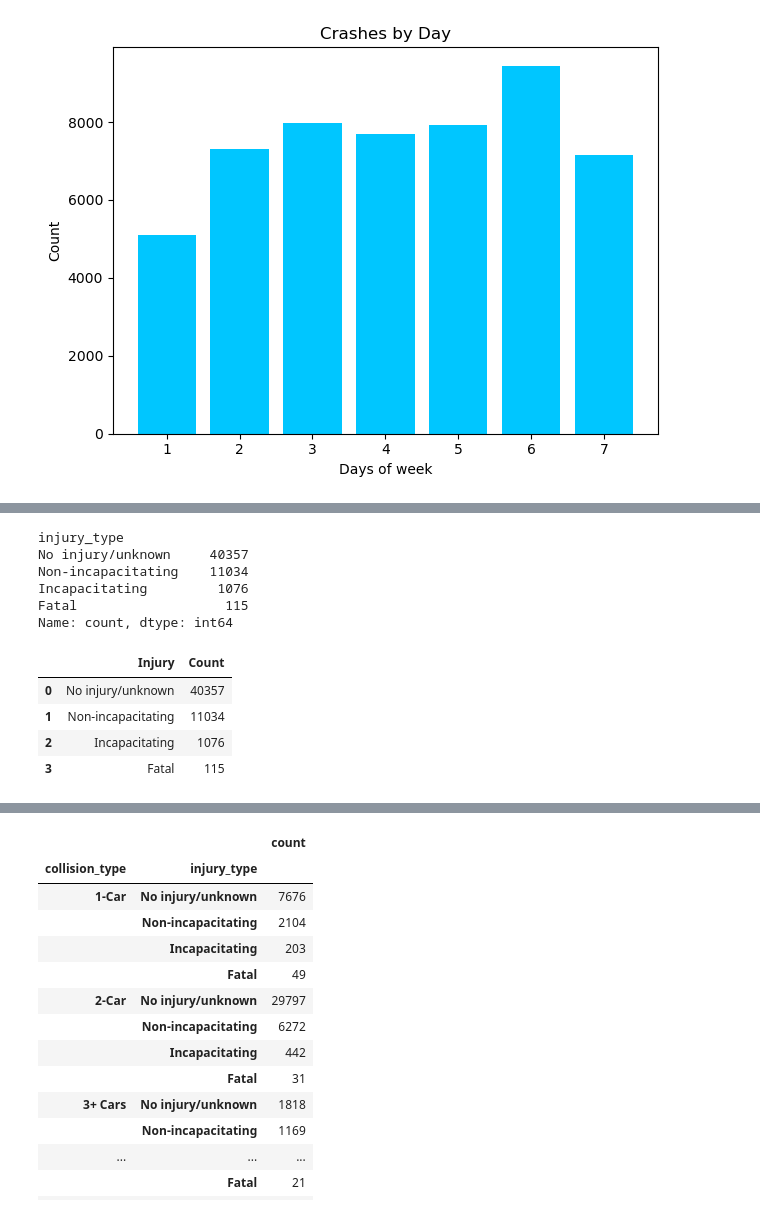
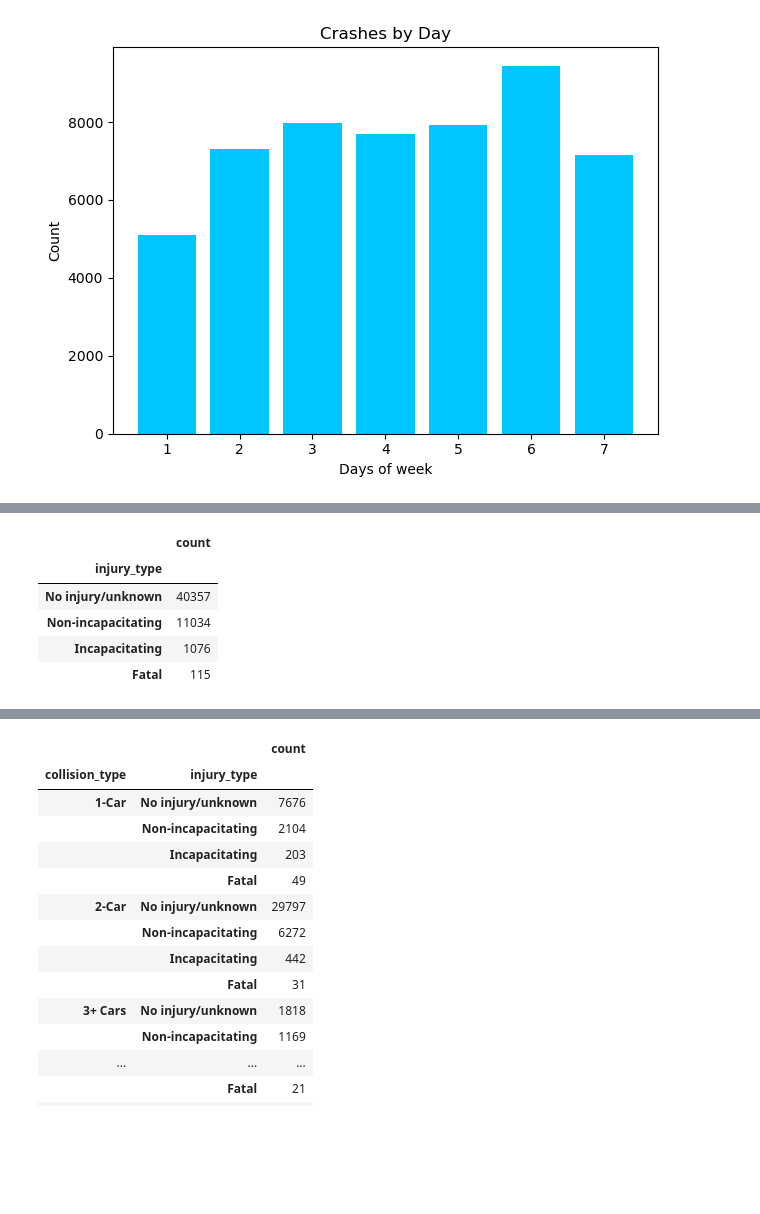
Before and after one commit to martabaker/ds-project-1-group-11, a Jupyter notebook: kenny_Q1/Kenny_work.ipynb, the cells around one changed output, grey strips where cells are left out. Cells and saved outputs as stored; diff of their text form; code cells hidden in the pictures; blank space fills up the shorter version.

```diff
--- a/kenny_Q1/Cleaned Data.ipynb
+++ b/kenny_Q1/Kenny_work.ipynb
@@ -193,31 +253,16 @@ plt.show()
 # %%
 #Q2: What type of injuries are most likely to occur? Are more severe injuries likely to occur in one car accidents or multi-car accidents?
 injury = df.injury_type.value_counts()
-injury
+
+#Create DataFrame/Leaderboard
+pd.DataFrame(injury)
 # %% [output]
-injury_type
-No injury/unknown     40357
-Non-incapacitating    11034
-Incapacitating         1076
-Fatal                   115
-Name: count, dtype: int64
+|  | count |
+| injury_type |  |
+| No injury/unknown | 40357 |
+| Non-incapacitating | 11034 |
+| Incapacitating | 1076 |
+| Fatal | 115 |
-# %%
-#Create leaderboard
-names = list(injury.index)
-valu = injury.values
-
-summary = {
-        "Injury": names,
-        "Count": valu
-}
-
-pd.DataFrame(summary)
-# %% [output]
-|  | Injury | Count |
-| 0 | No injury/unknown | 40357 |
-| 1 | Non-incapacitating | 11034 |
-| 2 | Incapacitating | 1076 |
-| 3 | Fatal | 115 |
 # %%
 plt.bar(list(injury.index), injury.values, color="#08D77D")
 plt.xlabel("Injury Type")
```
Also changed, not shown: parts of 7 cells of this notebook.
